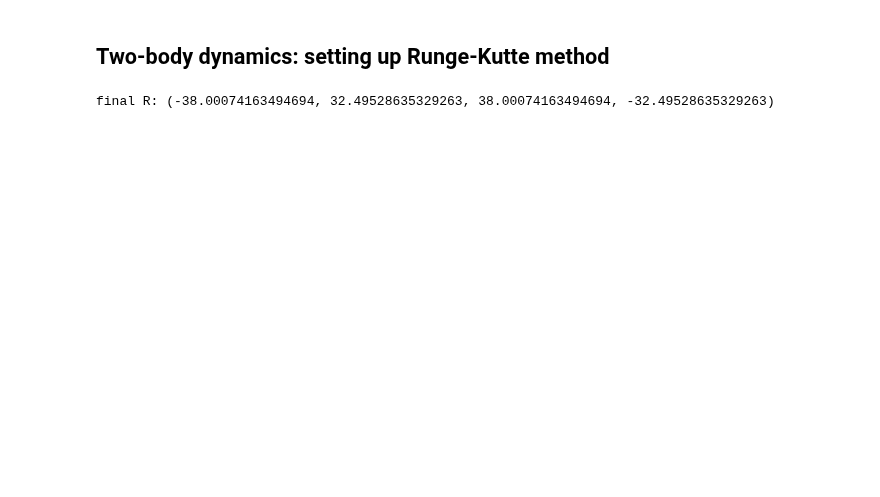
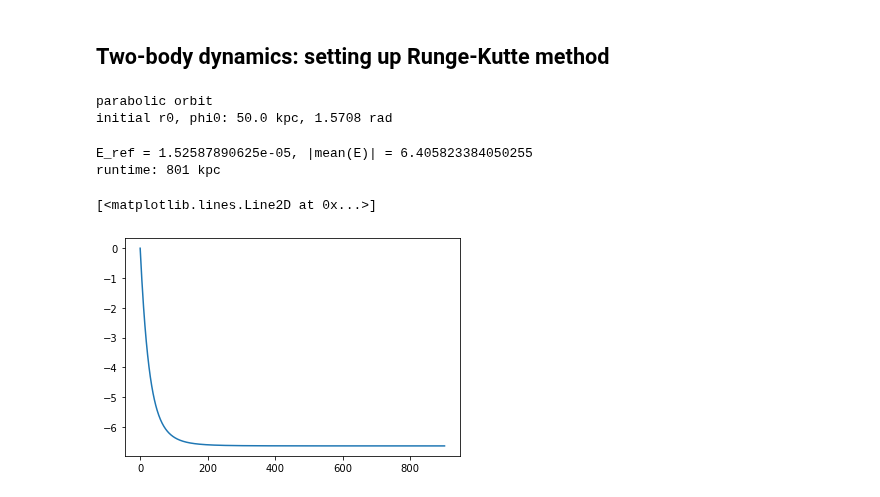
Before and after one commit to q-pratz-chem/Interacting_Galaxies, a Jupyter notebook: runge_kutte.ipynb, the cells around one changed output. Cells and saved outputs as stored; diff of their text form; code cells hidden in the pictures; blank space fills up the shorter version.

```diff
--- a/runge_kutte.ipynb
+++ b/runge_kutte.ipynb
@@ -144,9 +187,8 @@ def rk4(t0, tmax, r0, v0, f, h, err_tol, r_ref):
     return t, X, Y, err
 # %%
 # runtime initial conditions
-t0, tmax = 0, 5000
+t0, tmax = 0, 800 # 5000
 h = 1 # 1e-3 Myr
-
 
 # UNITS: kpc, Msun, Myr
 # constants
@@ -156,24 +198,48 @@ G = (const.G).to(u.kpc**3 * u.Msun**-1 * u.Myr**-2).value # kpc^3/Msun/Myr
 m1 = 1e12 # Msun
 m2 = 1e12 # Msun
 M = m1 + m2
+mu = m1*m2 / M
 
 # can get a = (G*M*T**2/(4*np.pi**2))**(1/3)
-a = 100    # semi-major axis (kpc, Kepler's Law)
-ecc = 1e-12 # 0.5
-p = a*(1 - ecc**2)   # semi-latus rectum (kpc)
+rmin = 25 # kpc
+a = rmin   # semi-major axis (kpc, Kepler's Law)
+ecc = 1. # 0.5
 
-# starting position of second galaxy
-r0 = (m2/M)*a   #for circular orbit
+# define values for p, error calculation
+if ecc == 1.:      # parabolic orbit
+    print("parabolic orbit")
+    p = 2 * rmin
+    err_tol = 1e10  # arbitrary value because E = 0
+elif (ecc > 0.) & (ecc < 1.): # closed orbit, elliptical
+    print("elliptical orbit")
+    p = a * (1 - ecc**2)
+    err_tol = 1e-5
+else: # closed orbit, circular
+    print("circular orbit")
+    p = a
+    err_tol = 1e-5
 
-# starting velocity of the second galaxy
-v0 = np.sqrt(G*m2/a)*np.sqrt((m2*(1-ecc**2))/M)
 
-# make sure r is close to analytic value over time
-err_tol = 1e-5  # allowable error
+# choose initial position, motion of reduced-mass galaxy pair relative to
+#    semi-major axis or axis of closest approach
+phi0 = 0.5*np.pi # np.pi*(2*np.random.rand() - 1)
+r0 = p / (1 + ecc * np.cos(phi0))
+dphi0 = np.sqrt(G*M*p) / r0**2
+dr0 = ecc * r0**2 * np.sin(phi0) * dphi0 / p
+
+print(f"initial r0, phi0: {r0:.5} kpc, {phi0:.5} rad")
+# %% [output]
+parabolic orbit
+initial r0, phi0: 50.0 kpc, 1.5708 rad
 # %%
-t, X, Y, err = rk4(t0, tmax, r0, v0, f, h, err_tol, r0)
-# x1, y1, x2, y2
-print(f"final R: {X[-1,0], Y[-1,0], X[-1, 1], Y[-1,1]}")
+t, X, Y, err = rk4(t0, tmax, r0, phi0, dphi0, dr0, f, h, err_tol)
+print(f"runtime: {t[-1]} kpc")
 # %% [output]
-final R: (-38.00074163494694, 32.49528635329263, 38.00074163494694, -32.49528635329263)
+E_ref = 1.52587890625e-05, |mean(E)| = 6.405823384050255
+runtime: 801 kpc
+# %%
+plt.plot(E)
+# %% [output]
+[<matplotlib.lines.Line2D at 0x...>]
+[figure, added]
 # %%
```
Also changed, not shown: parts of 4 cells of this notebook, 1 other file.
